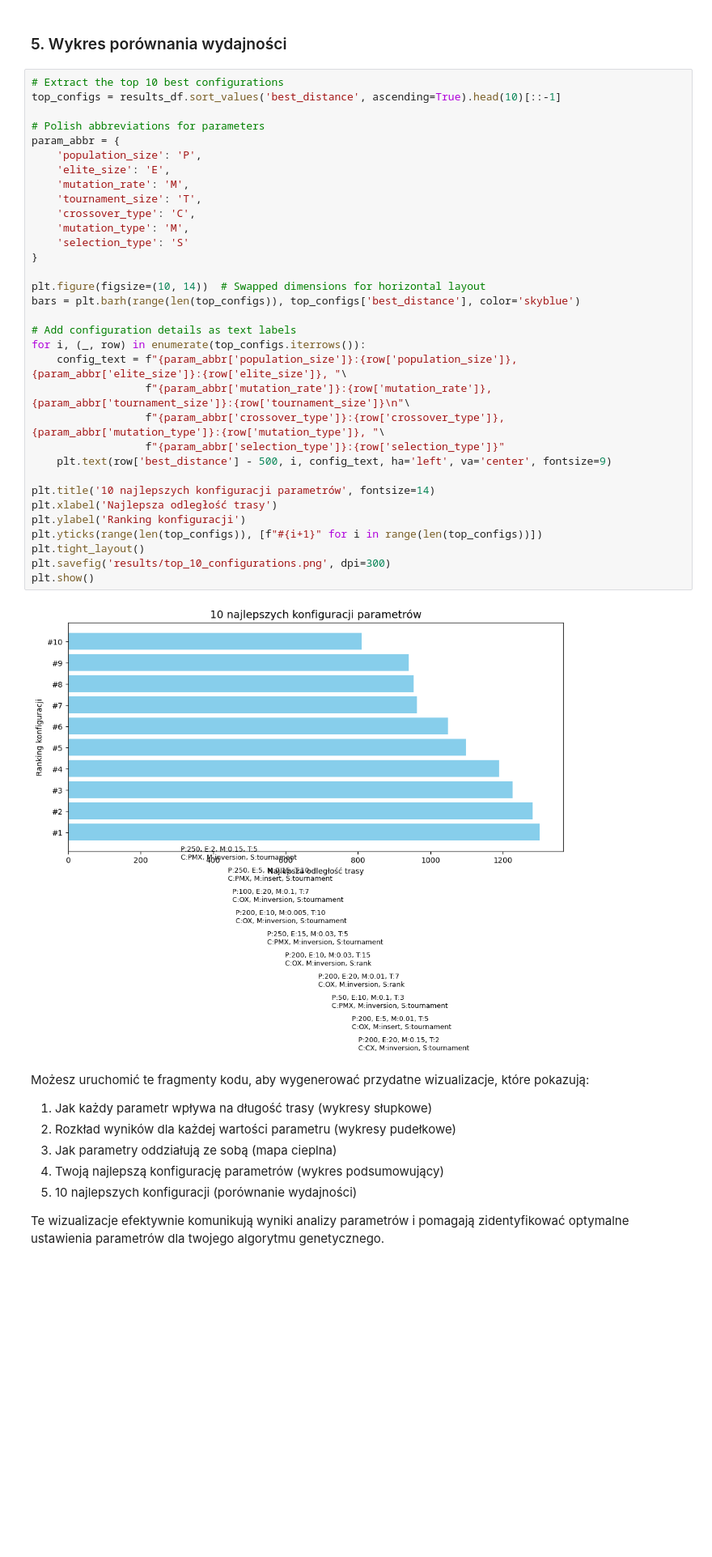
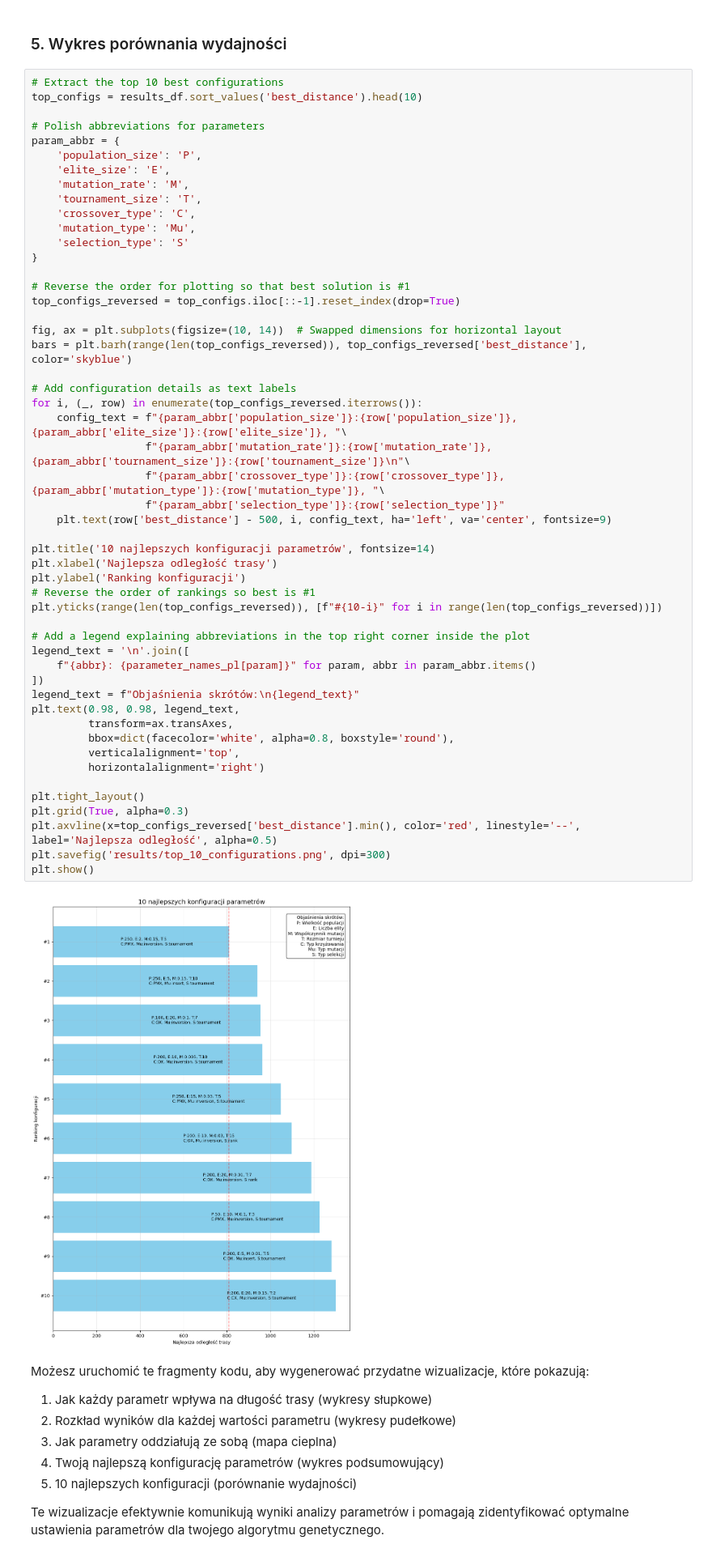
Before and after one commit to birzyk6/inteligencja-obliczeniowa, a Jupyter notebook: komiwoj/plots.ipynb, the cells around one changed output. Shown at 81% size. Drawn from its saved outputs; the diff is of its cells as text; blank space fills up the shorter version.

```diff
--- a/komiwoj/plots.ipynb
+++ b/komiwoj/plots.ipynb
@@ -201,39 +201,57 @@ plt.show()
 ### 5. Wykres porównania wydajności
 # %%
 # Extract the top 10 best configurations
-top_configs = results_df.sort_values('best_distance', ascending=True).head(10)[::-1]
+top_configs = results_df.sort_values('best_distance').head(10)
 
 # Polish abbreviations for parameters
 param_abbr = {
     'population_size': 'P',
     'elite_size': 'E',
     'mutation_rate': 'M',
     'tournament_size': 'T',
     'crossover_type': 'C',
-    'mutation_type': 'M',
+    'mutation_type': 'Mu',
     'selection_type': 'S'
 }
 
-plt.figure(figsize=(10, 14))  # Swapped dimensions for horizontal layout
-bars = plt.barh(range(len(top_configs)), top_configs['best_distance'], color='skyblue')
+# Reverse the order for plotting so that best solution is #1
+top_configs_reversed = top_configs.iloc[::-1].reset_index(drop=True)
+
+fig, ax = plt.subplots(figsize=(10, 14))  # Swapped dimensions for horizontal layout
+bars = plt.barh(range(len(top_configs_reversed)), top_configs_reversed['best_distance'], color='skyblue')
 
 # Add configuration details as text labels
-for i, (_, row) in enumerate(top_configs.iterrows()):
+for i, (_, row) in enumerate(top_configs_reversed.iterrows()):
     config_text = f"{param_abbr['population_size']}:{row['population_size']}, {param_abbr['elite_size']}:{row['elite_size']}, "\
                   f"{param_abbr['mutation_rate']}:{row['mutation_rate']}, {param_abbr['tournament_size']}:{row['tournament_size']}\n"\
                   f"{param_abbr['crossover_type']}:{row['crossover_type']}, {param_abbr['mutation_type']}:{row['mutation_type']}, "\
                   f"{param_abbr['selection_type']}:{row['selection_type']}"
     plt.text(row['best_distance'] - 500, i, config_text, ha='left', va='center', fontsize=9)
 
 plt.title('10 najlepszych konfiguracji parametrów', fontsize=14)
 plt.xlabel('Najlepsza odległość trasy')
 plt.ylabel('Ranking konfiguracji')
-plt.yticks(range(len(top_configs)), [f"#{i+1}" for i in range(len(top_configs))])
+# Reverse the order of rankings so best is #1
+plt.yticks(range(len(top_configs_reversed)), [f"#{10-i}" for i in range(len(top_configs_reversed))])
+
+# Add a legend explaining abbreviations in the top right corner inside the plot
+legend_text = '\n'.join([
+    f"{abbr}: {parameter_names_pl[param]}" for param, abbr in param_abbr.items()
+])
+legend_text = f"Objaśnienia skrótów:\n{legend_text}"
+plt.text(0.98, 0.98, legend_text,
+         transform=ax.transAxes,
+         bbox=dict(facecolor='white', alpha=0.8, boxstyle='round'),
+         verticalalignment='top',
+         horizontalalignment='right')
+
 plt.tight_layout()
+plt.grid(True, alpha=0.3)
+plt.axvline(x=top_configs_reversed['best_distance'].min(), color='red', linestyle='--', label='Najlepsza odległość', alpha=0.5)
 plt.savefig('results/top_10_configurations.png', dpi=300)
 plt.show()
 # %% [output]
-[figure, old version]
+[figure, new version]
 # %% [markdown]
 
 
```
Also changed, not shown: 1 other file.
